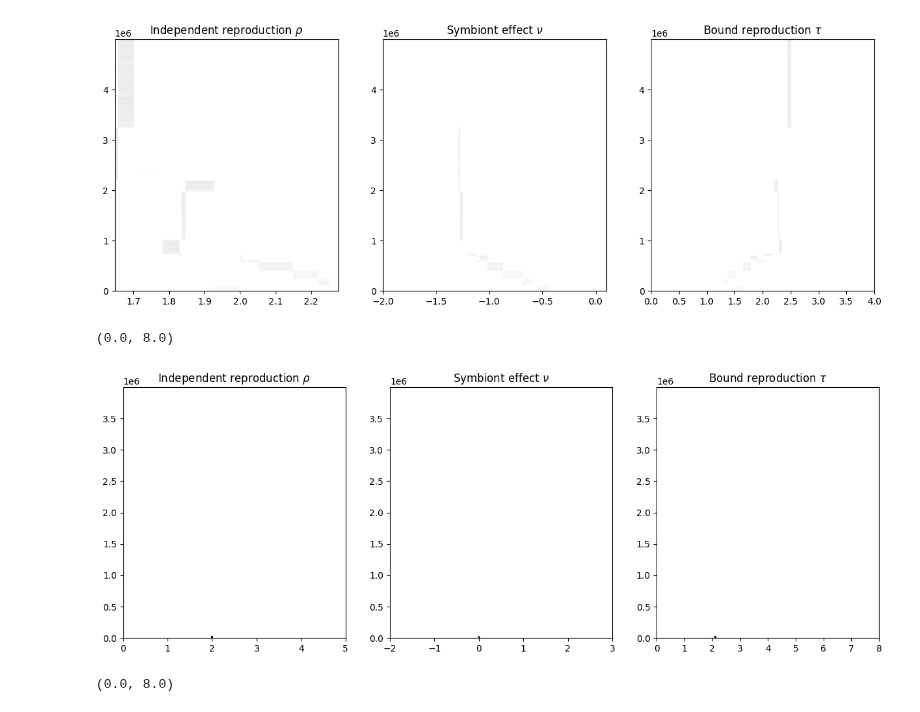
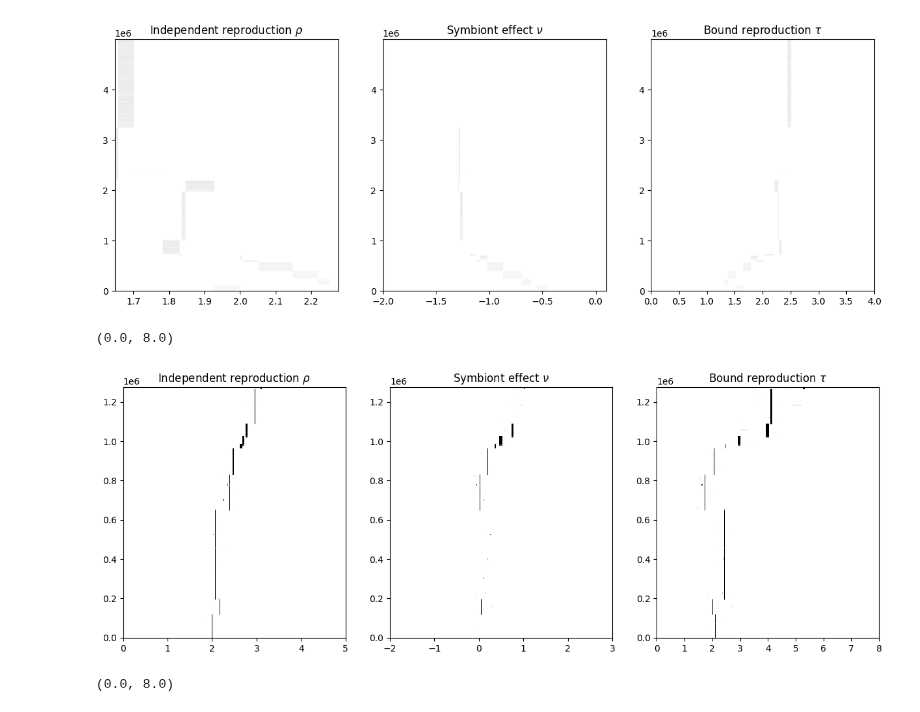
Before and after one commit to linh-phuong/symbiosis_3D_tradeoff, a Jupyter notebook: plot_scenario_3.ipynb, the cells around one changed output. Cells and saved outputs as stored; diff of their text form; code cells hidden in the pictures.

```diff
--- a/plot_scenario_3.ipynb
+++ b/plot_scenario_3.ipynb
@@ -40,30 +40,30 @@ with open("data_evol_traject/ds2_scenario3_exp.pkl", "rb") as f:
     ds_2 = pickle.load(f)
 dss_2 = turn_raw_dat_to_sorted_arrays(ds_2)
 # %%
-popmin_thres = 1
+popmin_thres = 0
 fig, axes = plt.subplots(1, 3, figsize = (15, 5))
 cc = np.where(np.sum(dss_2["xF_rho"] > popmin_thres, axis = 0) > 0)
 ZZ = dss_2["xF_rho"][:, cc[0]]
-vmax = ZZ[ZZ > 1].min()#np.sqrt(ZZ.max() * ZZ[ZZ > 1].min())
+vmax = np.sqrt(ZZ.max() * ZZ[ZZ > 1].min())
 XX, YY = np.meshgrid(dss_2["rho_sort"][cc[0]], ds_2["t"])
 axes[0].pcolormesh(XX, YY, ZZ, cmap = "Greys", vmax = vmax)
 axes[0].set_title(r"Independent reproduction $\rho$")
 axes[0].set_xlim(0, 5)
 cc = np.where(np.sum(dss_2["xF_nu"] > popmin_thres, axis = 0) > 0)
 ZZ = dss_2["xF_nu"][:, cc[0]]
 XX, YY = np.meshgrid(dss_2["nu_sort"][cc[0]], ds_2["t"])
 axes[1].pcolormesh(XX, YY, ZZ, cmap = "Greys", vmax = vmax)
 axes[1].set_title(r"Symbiont effect $\nu$")
 axes[1].set_xlim(-2, 3)
 cc = np.where(np.sum(dss_2["xF_tau"] > popmin_thres, axis = 0) > 0)
 ZZ = dss_2["xF_tau"][:, cc[0]]
 XX, YY = np.meshgrid(dss_2["tau_sort"][cc[0]], ds_2["t"])
 axes[2].pcolormesh(XX, YY, ZZ, cmap = "Greys", vmax = vmax)
 axes[2].set_title(r"Bound reproduction $\tau$")
 axes[2].set_xlim(0, 8)
 # %% [output]
 (0.0, 8.0)
-[figure, old version]
+[figure, new version]
 # %%
 ds2_exp = pd.DataFrame(dict(nu = ds_2["nu"][-1], rho = ds_2["rho"][-1]))
 ds2_exp = ds2_exp.iloc[list(range(0, ds2_exp.shape[0], 1)), :]
```
Also changed, not shown: 1 other file.
